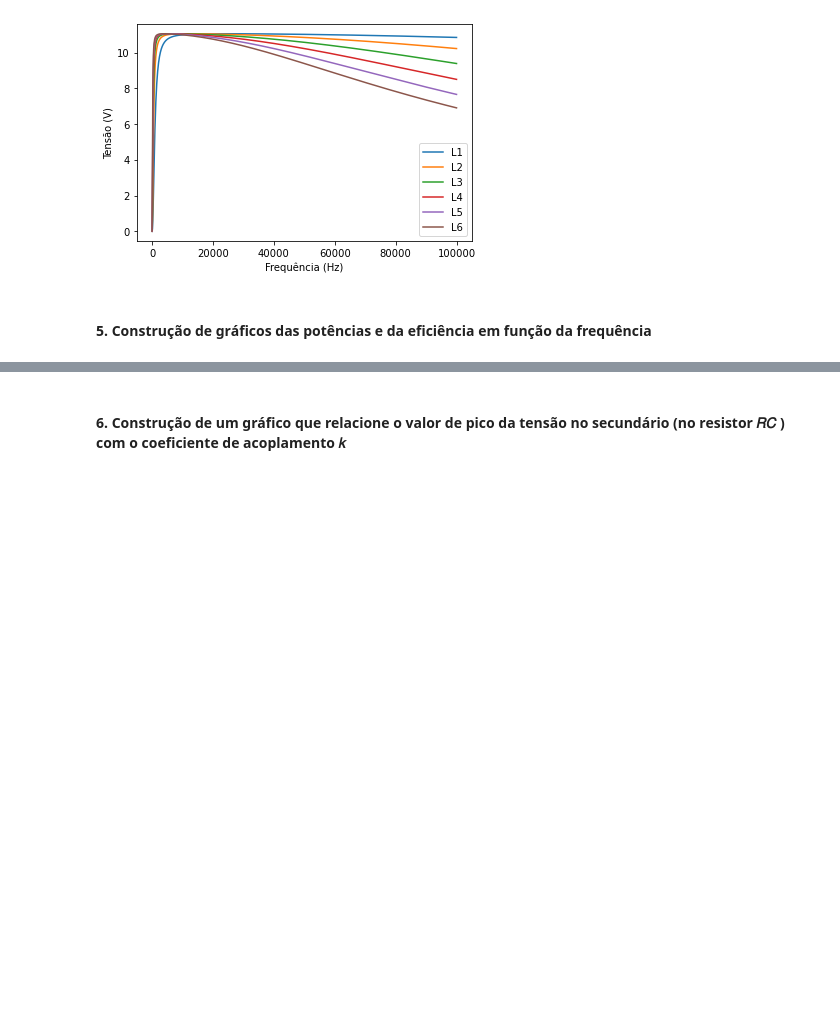
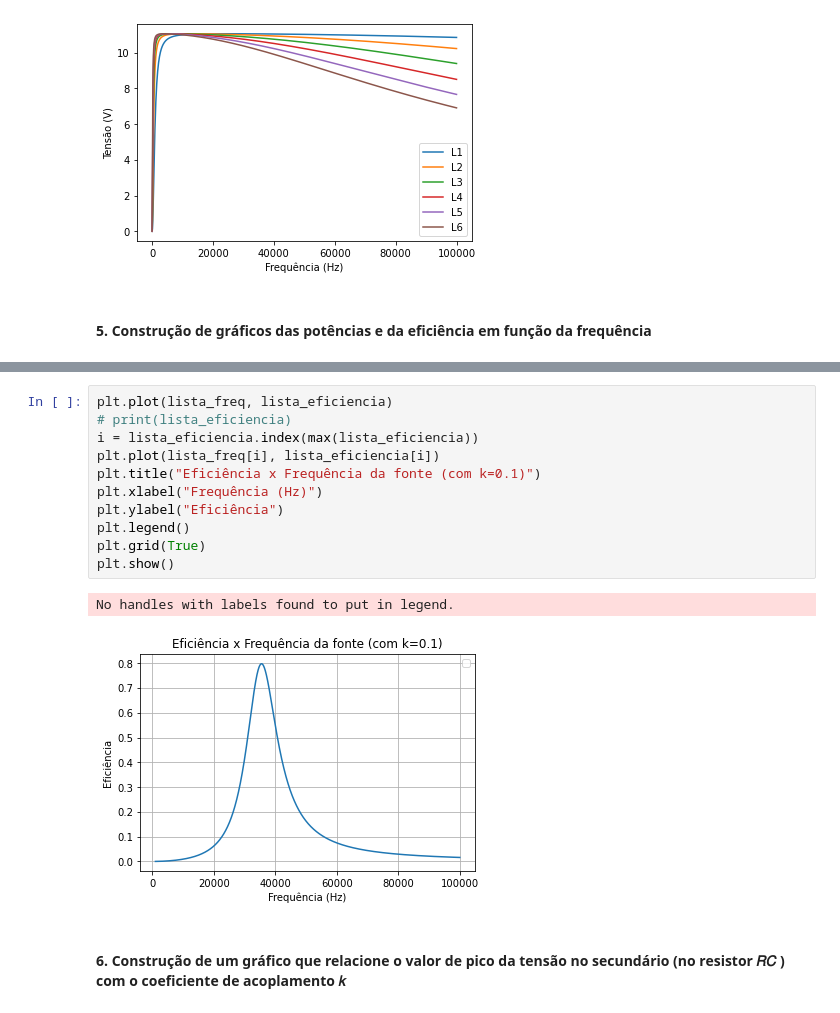
Before and after one commit to pedrofracassi/insper-eletromag-projeto, a Jupyter notebook: Etapa1.ipynb, the cells around one changed output, grey strips where cells are left out. Saved outputs shown, nothing was run; the diff lists cells and outputs as text; blank space fills up the shorter version.

```diff
--- a/Etapa1.ipynb
+++ b/Etapa1.ipynb
@@ -154,2 +205,16 @@ plt.show()
+# %%
+plt.plot(lista_freq, lista_eficiencia)
+# print(lista_eficiencia)
+i = lista_eficiencia.index(max(lista_eficiencia))
+plt.plot(lista_freq[i], lista_eficiencia[i])
+plt.title("Eficiência x Frequência da fonte (com k=0.1)")
+plt.xlabel("Frequência (Hz)")
+plt.ylabel("Eficiência")
+plt.legend()
+plt.grid(True)
+plt.show()
+# %% [output]
+No handles with labels found to put in legend.
+[figure, added]
 # %% [markdown]
 #### 6. Construção de um gráfico que relacione o valor de pico da tensão no secundário (no resistor 𝑅𝐶 ) com o coeficiente de acoplamento 𝑘
```
Also changed, not shown: parts of 3 cells of this notebook, 1 other file.
